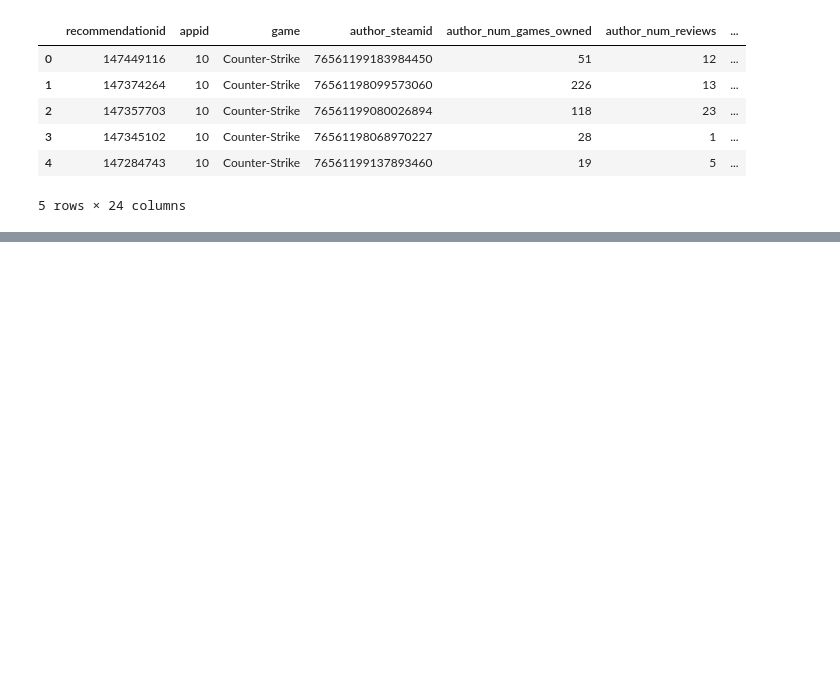
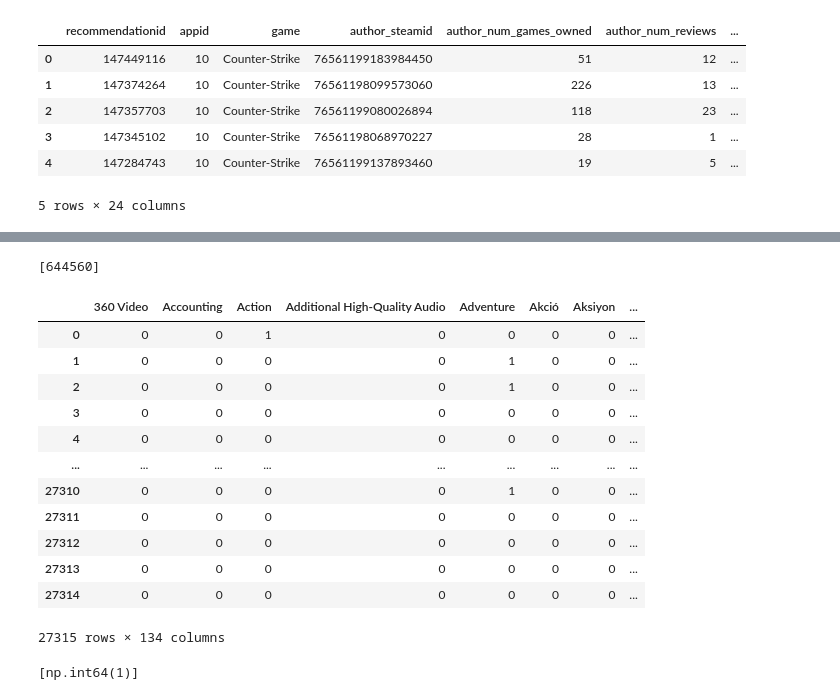
Before and after one commit to BluffSet7340/recomm_sys_project, a Jupyter notebook: taufiq/content_based_nn/autoencoder.ipynb, the cells around one changed output, grey strips where cells are left out. Cells and saved outputs as stored; diff of their text form; code cells hidden in the pictures; blank space fills up the shorter version.

```diff
--- a/taufiq/content_based_nn/autoencoder.ipynb
+++ b/taufiq/content_based_nn/autoencoder.ipynb
@@ -80,0 +78,16 @@ df
+# %%
+# Create a DataFrame from sample_data
+movies_data_clean = pd.DataFrame(sample_data)
+
+# Rename columns for clarity
+movies_data_clean.rename(columns={'game': 'title'}, inplace=True)
+
+# Convert the 'genre' list into a pipe-separated string
+movies_data_clean['genre'] = movies_data_clean['genre'].apply(lambda x: '|'.join(x) if isinstance(x, list) else '')
+
+# Select only the required columns
+movies_data_clean = movies_data_clean[['appid', 'title', 'genre']]
+movies_data_clean.rename(columns={'appid': 'movieId'}, inplace=True)
+movies_data_clean.rename(columns={'genre': 'genres'}, inplace=True)
+
+movies_data_clean.head()
@@ -80,0 +103,2 @@ df
+# %%
+movie_features_data = movies_data_clean.copy()
@@ -80,0 +114,4 @@ df
+# %%
+genre_dummies = movie_features_data['genres'].str.get_dummies(sep='|')
+# %%
+item_genre_dummies = genre_dummies.add_prefix('item_')
@@ -80,0 +236,4 @@ df
+# %%
+movieIds
+# %% [output]
+[644560]
@@ -80,0 +246,16 @@ df
+# %%
+genre_dummies
+# %% [output]
+|  | 360 Video | Accounting | Action | Additional High-Quality Audio | Adventure | Akció | Aksiyon | ... |
+| 0 | 0 | 0 | 1 | 0 | 0 | 0 | 0 | ... |
+| 1 | 0 | 0 | 0 | 0 | 1 | 0 | 0 | ... |
+| 2 | 0 | 0 | 0 | 0 | 1 | 0 | 0 | ... |
+| 3 | 0 | 0 | 0 | 0 | 0 | 0 | 0 | ... |
+| 4 | 0 | 0 | 0 | 0 | 0 | 0 | 0 | ... |
+| ... | ... | ... | ... | ... | ... | ... | ... | ... |
+| 27310 | 0 | 0 | 0 | 0 | 1 | 0 | 0 | ... |
+| 27311 | 0 | 0 | 0 | 0 | 0 | 0 | 0 | ... |
+| 27312 | 0 | 0 | 0 | 0 | 0 | 0 | 0 | ... |
+| 27313 | 0 | 0 | 0 | 0 | 0 | 0 | 0 | ... |
+| 27314 | 0 | 0 | 0 | 0 | 0 | 0 | 0 | ... |
+27315 rows × 134 columns
@@ -80,0 +268,4 @@ df
+# %%
+movie_indices
+# %% [output]
+[np.int64(1)]
```
Also changed, not shown: parts of 57 cells of this notebook, 2 other files.
